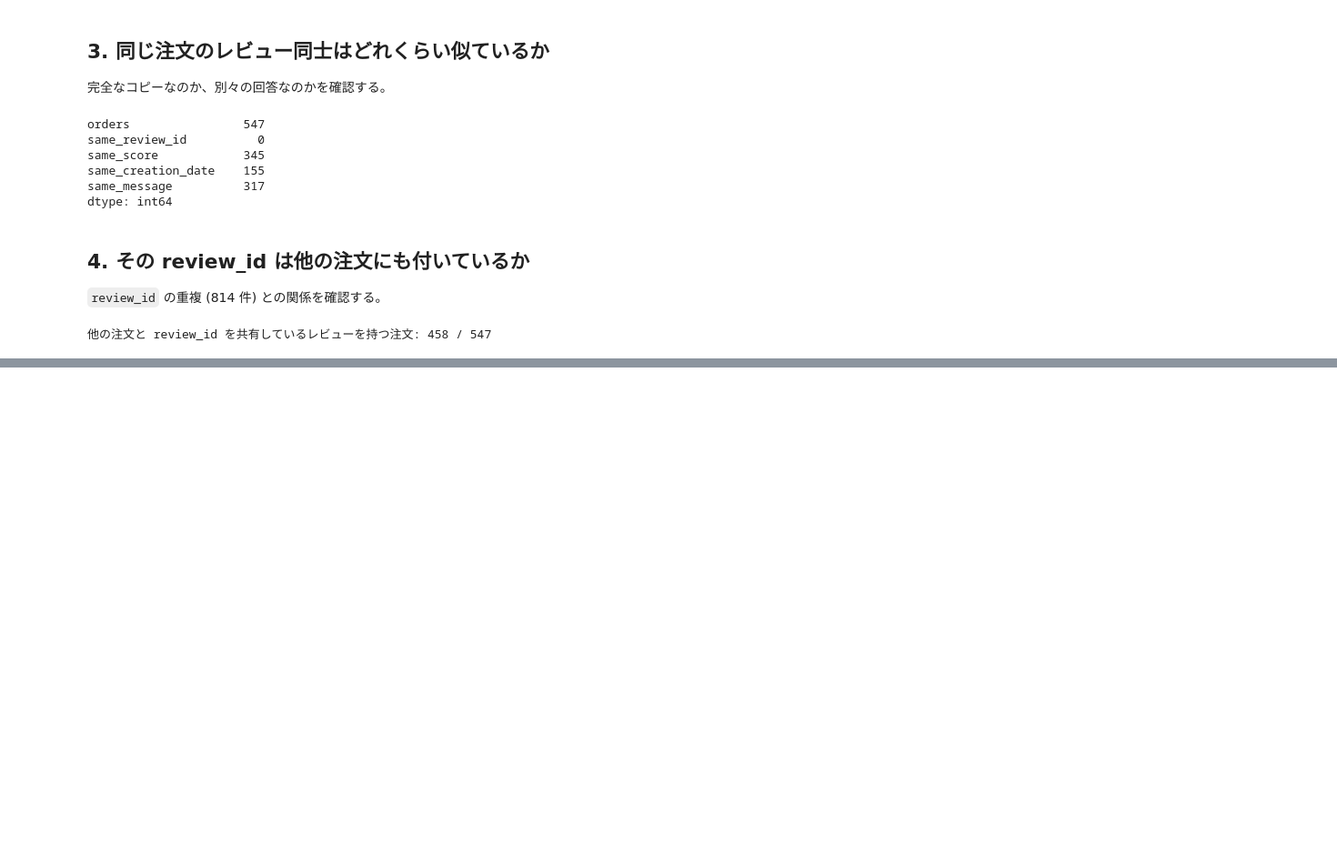
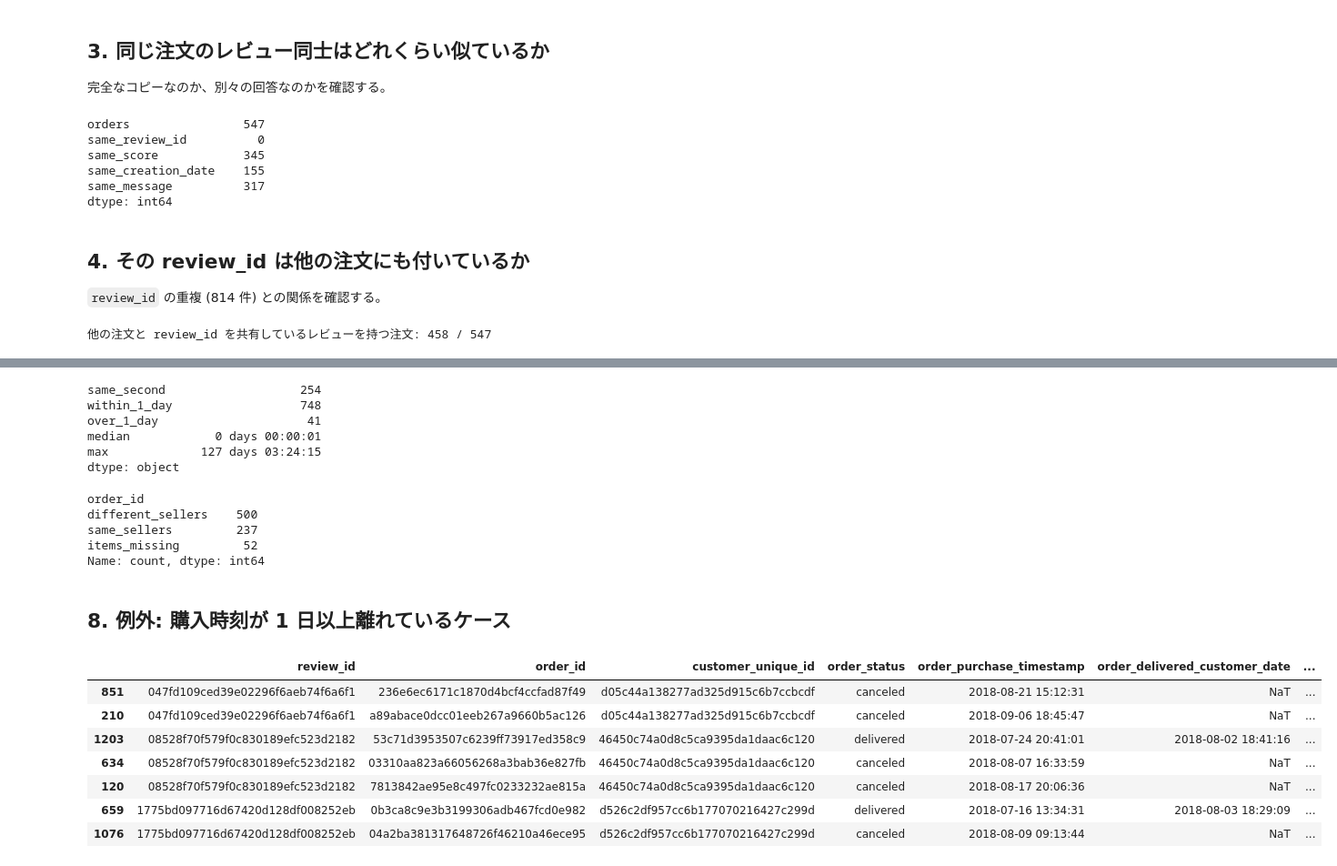
Before and after one commit to avoseven/olist-data-platform, a Jupyter notebook: notebooks/01_order_reviews_duplicates.ipynb, the cells around one changed output, grey strips where cells are left out. Shown at 91% size. Cells and saved outputs as stored; diff of their text form; code cells hidden in the pictures; blank space fills up the shorter version.

```diff
--- a/notebooks/01_order_reviews_duplicates.ipynb
+++ b/notebooks/01_order_reviews_duplicates.ipynb
@@ -118,0 +139,12 @@ print(f"他の注文と review_id を共有しているレビューを持つ注
+# %%
+by_review = shared.groupby("review_id")
+review_columns = [c for c in reviews.columns if c != "order_id"]
+
+pd.Series(
+    {
+        "review_ids": shared["review_id"].nunique(),
+        # NaN 同士も「同じ」とみなす
+        "identical_except_order_id": (by_review[review_columns].nunique(dropna=False).max(axis=1) == 1).sum(),
+        "same_customer_unique_id": (by_review["customer_unique_id"].nunique() == 1).sum(),
+    }
+)
@@ -118,0 +156,14 @@ print(f"他の注文と review_id を共有しているレビューを持つ注
+# %%
+DISPLAY_COLUMNS = [
+    "review_id",
+    "order_id",
+    "customer_unique_id",
+    "order_status",
+    "order_purchase_timestamp",
+    "order_delivered_customer_date",
+    "review_score",
+    "review_creation_date",
+]
+
+sample_reviews = shared["review_id"].drop_duplicates().head(3)
+shared.loc[shared["review_id"].isin(sample_reviews), DISPLAY_COLUMNS]
@@ -118,0 +183,53 @@ print(f"他の注文と review_id を共有しているレビューを持つ注
+# %%
+purchase_span = by_review["order_purchase_timestamp"].agg(lambda s: s.max() - s.min())
+
+pd.Series(
+    {
+        "same_second": (purchase_span == pd.Timedelta(0)).sum(),
+        "within_1_day": (purchase_span <= pd.Timedelta("1D")).sum(),
+        "over_1_day": (purchase_span > pd.Timedelta("1D")).sum(),
+        "median": purchase_span.median(),
+        "max": purchase_span.max(),
+    }
+)
+# %% [output]
+same_second                   254
+within_1_day                  748
+over_1_day                     41
+median            0 days 00:00:01
+max             127 days 03:24:15
+dtype: object
+# %%
+# 注文ごとの販売者の組 (明細の無い注文は含まれない)
+sellers_per_order = items.groupby("order_id")["seller_id"].agg(frozenset)
+
+
+def compare_sellers(order_ids: pd.Series) -> str:
+    """同じレビューが付いた注文同士で、販売者の組が同じかを判定する."""
+    seller_sets = order_ids.map(sellers_per_order).dropna()
+    if len(seller_sets) < len(order_ids):
+        return "items_missing"
+    return "same_sellers" if seller_sets.nunique() == 1 else "different_sellers"
+
+
+by_review["order_id"].agg(compare_sellers).value_counts()
+# %% [output]
+order_id
+different_sellers    500
+same_sellers         237
+items_missing         52
+Name: count, dtype: int64
+# %% [markdown]
+## 8. 例外: 購入時刻が 1 日以上離れているケース
+# %%
+far_reviews = purchase_span[purchase_span > pd.Timedelta("1D")].index[:3]
+shared.loc[shared["review_id"].isin(far_reviews), DISPLAY_COLUMNS]
+# %% [output]
+|  | review_id | order_id | customer_unique_id | order_status | order_purchase_timestamp | order_delivered_customer_date | ... |
+| 851 | 047fd109ced39e02296f6aeb74f6a6f1 | 236e6ec6171c1870d4bcf4ccfad87f49 | d05c44a138277ad325d915c6b7ccbcdf | canceled | 2018-08-21 15:12:31 | NaT | ... |
+| 210 | 047fd109ced39e02296f6aeb74f6a6f1 | a89abace0dcc01eeb267a9660b5ac126 | d05c44a138277ad325d915c6b7ccbcdf | canceled | 2018-09-06 18:45:47 | NaT | ... |
+| 1203 | 08528f70f579f0c830189efc523d2182 | 53c71d3953507c6239ff73917ed358c9 | 46450c74a0d8c5ca9395da1daac6c120 | delivered | 2018-07-24 20:41:01 | 2018-08-02 18:41:16 | ... |
+| 634 | 08528f70f579f0c830189efc523d2182 | 03310aa823a66056268a3bab36e827fb | 46450c74a0d8c5ca9395da1daac6c120 | canceled | 2018-08-07 16:33:59 | NaT | ... |
+| 120 | 08528f70f579f0c830189efc523d2182 | 7813842ae95e8c497fc0233232ae815a | 46450c74a0d8c5ca9395da1daac6c120 | canceled | 2018-08-17 20:06:36 | NaT | ... |
+| 659 | 1775bd097716d67420d128df008252eb | 0b3ca8c9e3b3199306adb467fcd0e982 | d526c2df957cc6b177070216427c299d | delivered | 2018-07-16 13:34:31 | 2018-08-03 18:29:09 | ... |
+| 1076 | 1775bd097716d67420d128df008252eb | 04a2ba381317648726f46210a46ece95 | d526c2df957cc6b177070216427c299d | canceled | 2018-08-09 09:13:44 | NaT | ... |
```
Also changed, not shown: parts of 11 cells of this notebook.
